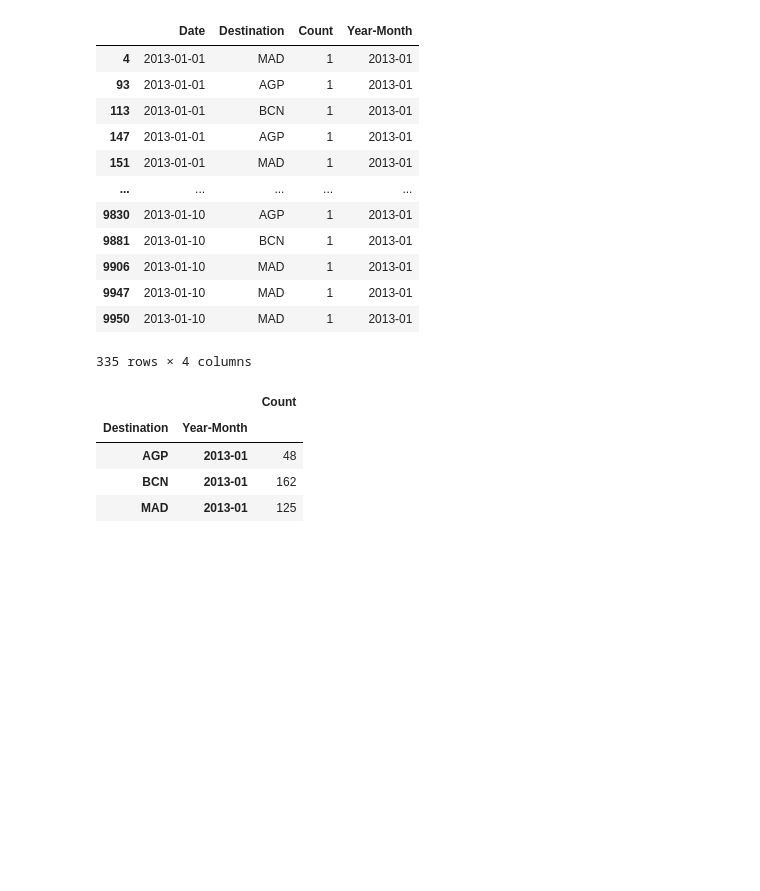
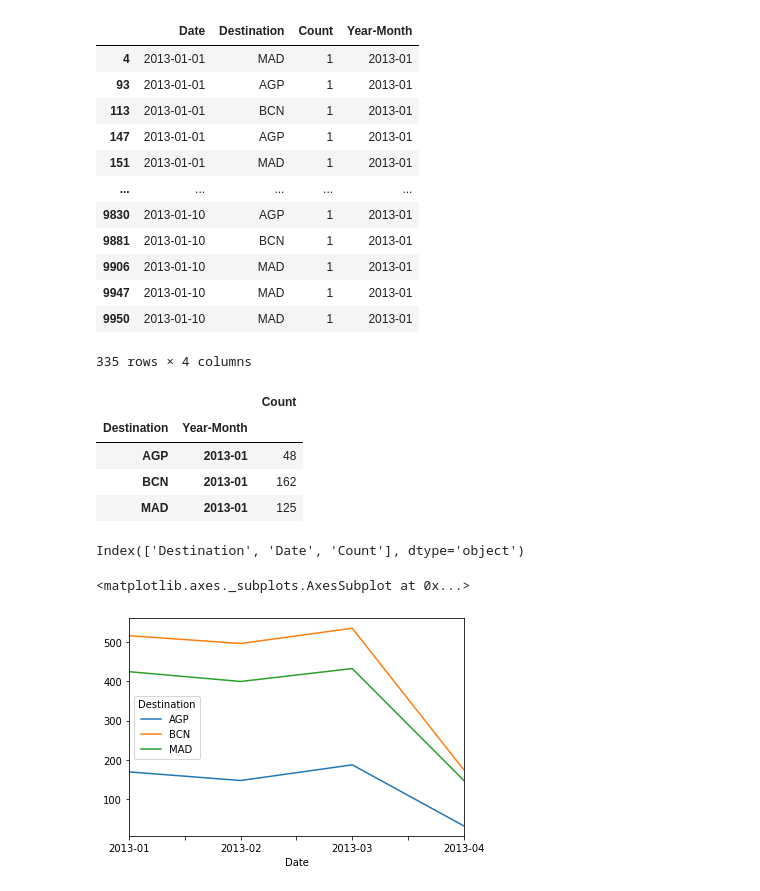
Before and after one commit to IvanCacha/Master_Data_Science, a Jupyter notebook: Amadeus_challenge_3.ipynb, the cells around one changed output. Cells and saved outputs as stored; diff of their text form; code cells hidden in the pictures; blank space fills up the shorter version.

```diff
--- a/Amadeus_challenge_3.ipynb
+++ b/Amadeus_challenge_3.ipynb
@@ -121,9 +121,22 @@ s.groupby(['Destination','Year-Month']).sum()
 | BCN | 2013-01 | 162 |
 | MAD | 2013-01 | 125 |
 # %%
-s = pd.read_csv(file, sep='^', nrows=10000, usecols=['Date', 'Destination'])
+s = pd.read_csv(file, sep='^', nrows=100000, usecols=['Date', 'Destination'])
 s = s.dropna()
 filter = ['MAD','BCN','AGP']
 s = s[s.Destination.isin(filter)]
 s['Count']=1
 s['Date']=s['Date'].str[0:7]
+s = s.groupby(['Destination','Date']).sum()
+s.reset_index(inplace=True)
+# %%
+s.columns
+# %% [output]
+Index(['Destination', 'Date', 'Count'], dtype='object')
+# %%
+plot_ready = s.pivot('Date', 'Destination', 'Count')
+# %%
+plot_ready.plot()
+# %% [output]
+<matplotlib.axes._subplots.AxesSubplot at 0x...>
+[figure, added]
```
Also changed, not shown: parts of 4 cells of this notebook.
